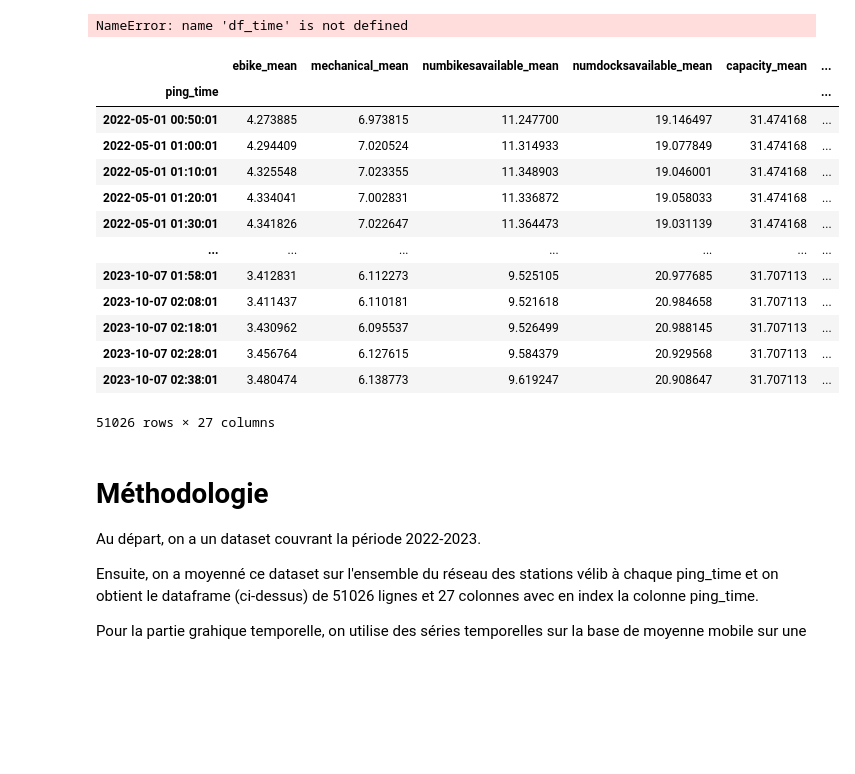
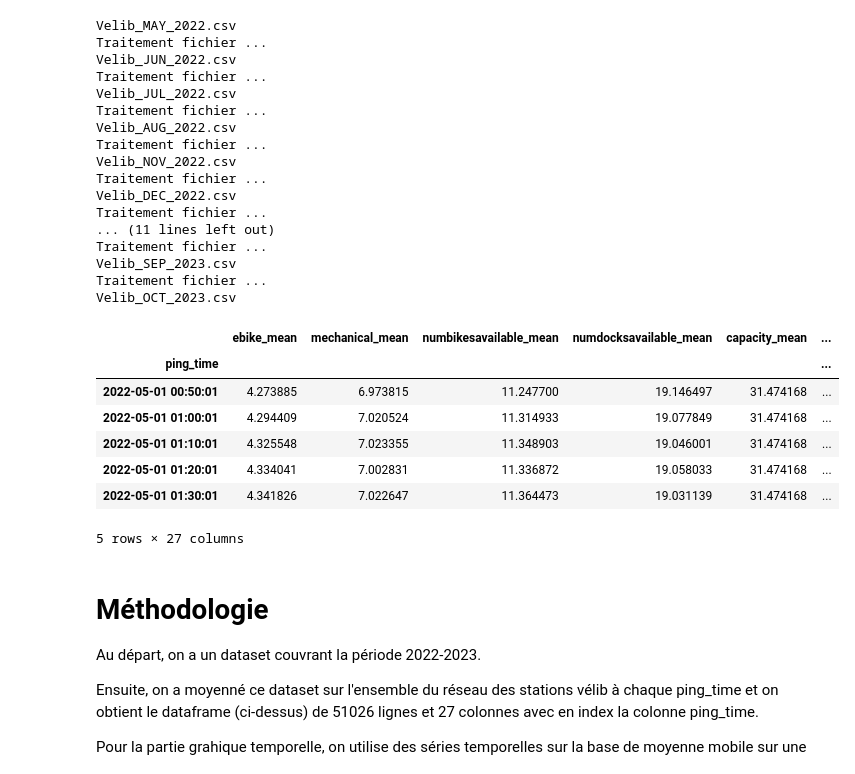
Before and after one commit to AntoineVAUNAT/Velib_JO, a Jupyter notebook: Analyse_temporelle.ipynb, the cells around one changed output. Saved outputs shown, nothing was run; the diff lists cells and outputs as text; code cells hidden in the pictures; blank space fills up the shorter version.

```diff
--- a/Analyse_temporelle.ipynb
+++ b/Analyse_temporelle.ipynb
@@ -77,7 +77,7 @@ def lecture_data_temp():
     L_datetime= pd.to_datetime(np.array(L), format='%b_%Y')
 
     # repertoire ou se trouve les données traitées que nous allons utiliser
-    directory = 'Data\\Data_velib\\Data_velib_traitées'
+    directory = 'Data\\Data_velib\\Data_traitées'
 
     i=0
     # On boucle sur l'ensemble des fichuers
@@ -92,7 +92,7 @@ def lecture_data_temp():
             # puis on applique evolution_temporelle
             if i == 0:
                 M1 = pd.read_csv(f1, parse_dates = ['duedate', 'ping_time'])
-                M1 = evolution_temporelle(A)
+                M1 = evolution_temporelle(M1)
             else:
                 M1 = M2
 
@@ -100,7 +100,7 @@ def lecture_data_temp():
             f2 = os.path.join(directory, "Velib_"+L[i+1]+'.csv')
             M2 = pd.read_csv(f2, parse_dates = ['duedate', 'ping_time'])
             print('Traitement fichier ...')
-            M2 = evolution_temporelle(A2)
+            M2 = evolution_temporelle(M2)
 
             # Si 1 mois sépare les deux csv successifs (c'est pas toujours le cas car y'a des trous)
             if L_datetime[i+1] == L_datetime[i] + pd.DateOffset(months=1):
@@ -108,46 +108,56 @@ def lecture_data_temp():
                 M1 = M1[M1.index<M2.index.min()]
             else :
                 # Sinon on ne garde que les ping time du mois correspondant
-                M1 = M1[M1.index<L2_datetime[i] + pd.DateOffset(months=1)]
+                M1 = M1[M1.index<L_datetime[i] + pd.DateOffset(months=1)]
 
         # Si i = len(L)-1, cad si on est à la fin de la liste L:
         else :
             # Alors on ne garde que les ping time du mois correspondant
             M1=M2
-            M1 = M1[M1.index<L2_datetime[len(L2)-1] + pd.DateOffset(months=1)]
+            M1 = M1[M1.index<L_datetime[len(L)-1] + pd.DateOffset(months=1)]
 
         # On rajoute le mois M1 a la dataframe df.
         df=pd.concat([df, M1])
         i+=1
     return df
 # %%
-# ATTENTION C'EST LONG A FAIRE TOURNER
+# ATTENTION C'EST PLUTOT LONG (10mn)
 
 # Conversion des données que l'on stock dans df_time, puis on sauvegarde le résultat dans un csv.
 
 df_time = lecture_data_temp()
 df_time.to_csv('Data\\Data_velib\\data_tempo.csv')
 # %% [output]
-NameError: name 'df_time' is not defined
+Velib_MAY_2022.csv
+Traitement fichier ...
+Velib_JUN_2022.csv
+Traitement fichier ...
+Velib_JUL_2022.csv
+Traitement fichier ...
+Velib_AUG_2022.csv
+Traitement fichier ...
+Velib_NOV_2022.csv
+Traitement fichier ...
+Velib_DEC_2022.csv
+Traitement fichier ...
+... (11 lines left out)
+Traitement fichier ...
+Velib_SEP_2023.csv
+Traitement fichier ...
+Velib_OCT_2023.csv
 # %%
 # df_time=pd.read_csv('Data\\Data_velib\\data_tempo.csv', index_col=['ping_time'], parse_dates = ['duedate_mean', 'ping_time'])
 # %%
-df_time
+df_time.head()
 # %% [output]
 |  | ebike_mean | mechanical_mean | numbikesavailable_mean | numdocksavailable_mean | capacity_mean | ... |
 | ping_time |  |  |  |  |  | ... |
 | 2022-05-01 00:50:01 | 4.273885 | 6.973815 | 11.247700 | 19.146497 | 31.474168 | ... |
 | 2022-05-01 01:00:01 | 4.294409 | 7.020524 | 11.314933 | 19.077849 | 31.474168 | ... |
 | 2022-05-01 01:10:01 | 4.325548 | 7.023355 | 11.348903 | 19.046001 | 31.474168 | ... |
 | 2022-05-01 01:20:01 | 4.334041 | 7.002831 | 11.336872 | 19.058033 | 31.474168 | ... |
 | 2022-05-01 01:30:01 | 4.341826 | 7.022647 | 11.364473 | 19.031139 | 31.474168 | ... |
-| ... | ... | ... | ... | ... | ... | ... |
-| 2023-10-07 01:58:01 | 3.412831 | 6.112273 | 9.525105 | 20.977685 | 31.707113 | ... |
-| 2023-10-07 02:08:01 | 3.411437 | 6.110181 | 9.521618 | 20.984658 | 31.707113 | ... |
-| 2023-10-07 02:18:01 | 3.430962 | 6.095537 | 9.526499 | 20.988145 | 31.707113 | ... |
-| 2023-10-07 02:28:01 | 3.456764 | 6.127615 | 9.584379 | 20.929568 | 31.707113 | ... |
-| 2023-10-07 02:38:01 | 3.480474 | 6.138773 | 9.619247 | 20.908647 | 31.707113 | ... |
-51026 rows × 27 columns
+5 rows × 27 columns
 # %% [markdown]
 # Méthodologie
 
```
Also changed, not shown: parts of 1 cell of this notebook.
